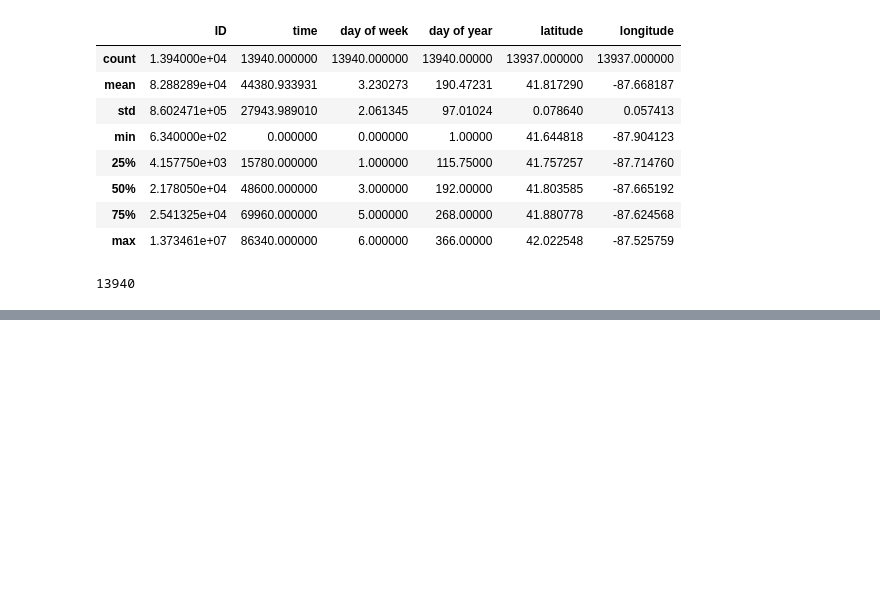
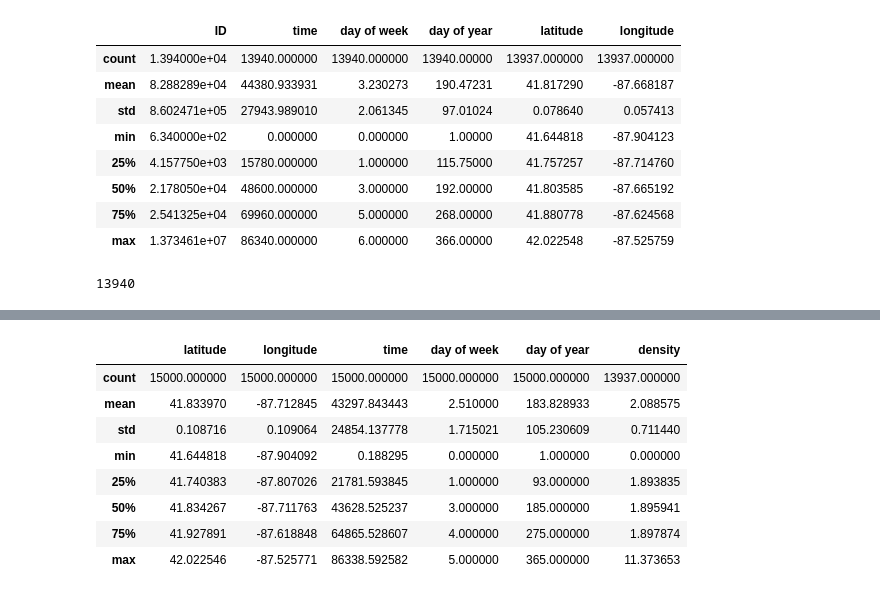
Before and after one commit to lejejefr/ECM_2526_FinalProject, a Jupyter notebook: Sripts/ML.ipynb, the cells around one changed output, grey strips where cells are left out. Drawn from its saved outputs; the diff is of its cells as text; code cells hidden in the pictures; blank space fills up the shorter version.

```diff
--- a/Sripts/ML.ipynb
+++ b/Sripts/ML.ipynb
@@ -134,0 +148,12 @@ ValueError: The truth value of a Series is ambiguous. Use a.empty, a.bool(), a.i
+# %%
+labeled_df.describe()
+# %% [output]
+|  | latitude | longitude | time | day of week | day of year | density |
+| count | 15000.000000 | 15000.000000 | 15000.000000 | 15000.000000 | 15000.000000 | 13937.000000 |
+| mean | 41.833970 | -87.712845 | 43297.843443 | 2.510000 | 183.828933 | 2.088575 |
+| std | 0.108716 | 0.109064 | 24854.137778 | 1.715021 | 105.230609 | 0.711440 |
+| min | 41.644818 | -87.904092 | 0.188295 | 0.000000 | 1.000000 | 0.000000 |
+| 25% | 41.740383 | -87.807026 | 21781.593845 | 1.000000 | 93.000000 | 1.893835 |
+| 50% | 41.834267 | -87.711763 | 43628.525237 | 3.000000 | 185.000000 | 1.895941 |
+| 75% | 41.927891 | -87.618848 | 64865.528607 | 4.000000 | 275.000000 | 1.897874 |
+| max | 42.022546 | -87.525771 | 86338.592582 | 5.000000 | 365.000000 | 11.373653 |
```
Also changed, not shown: parts of 5 cells of this notebook.
